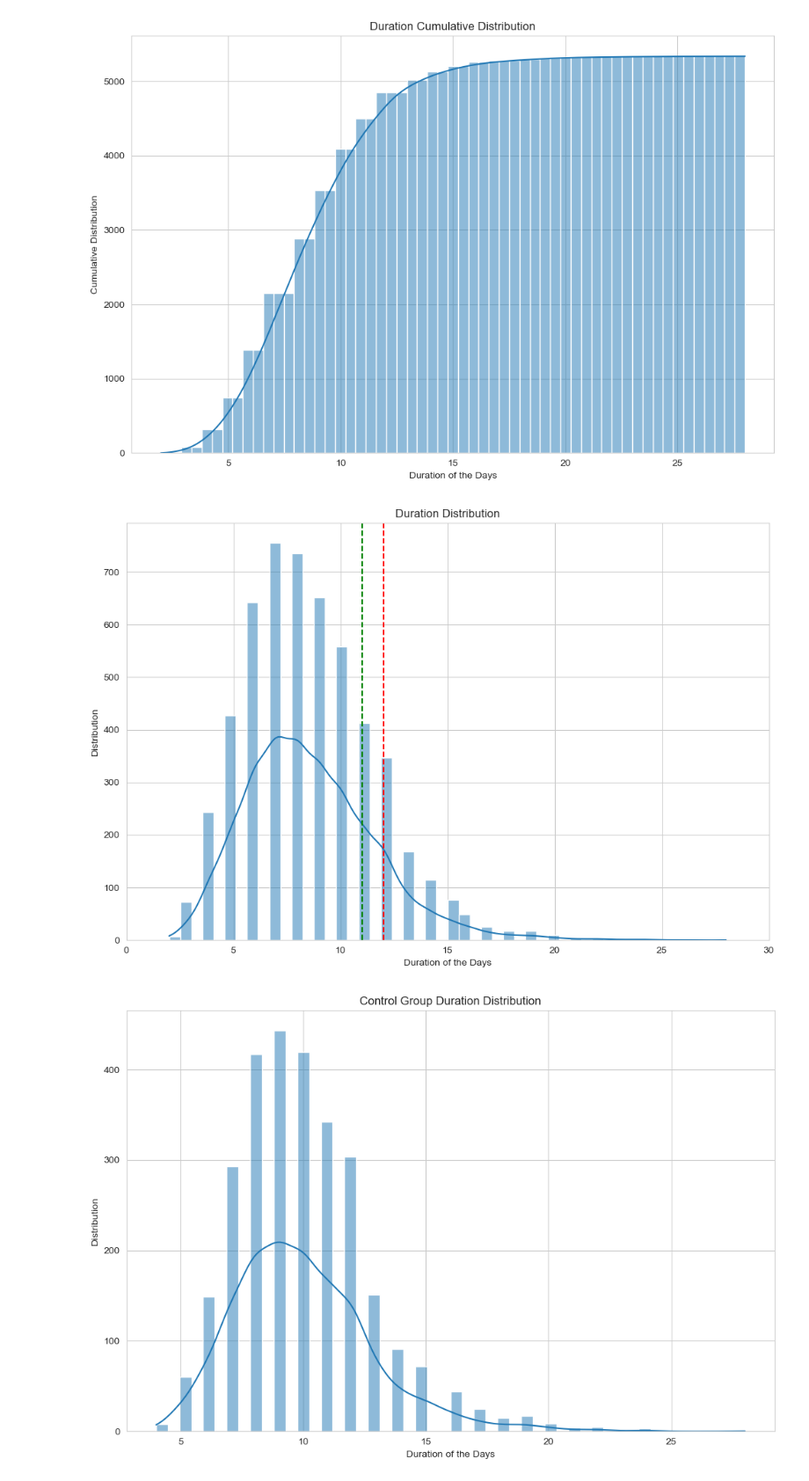
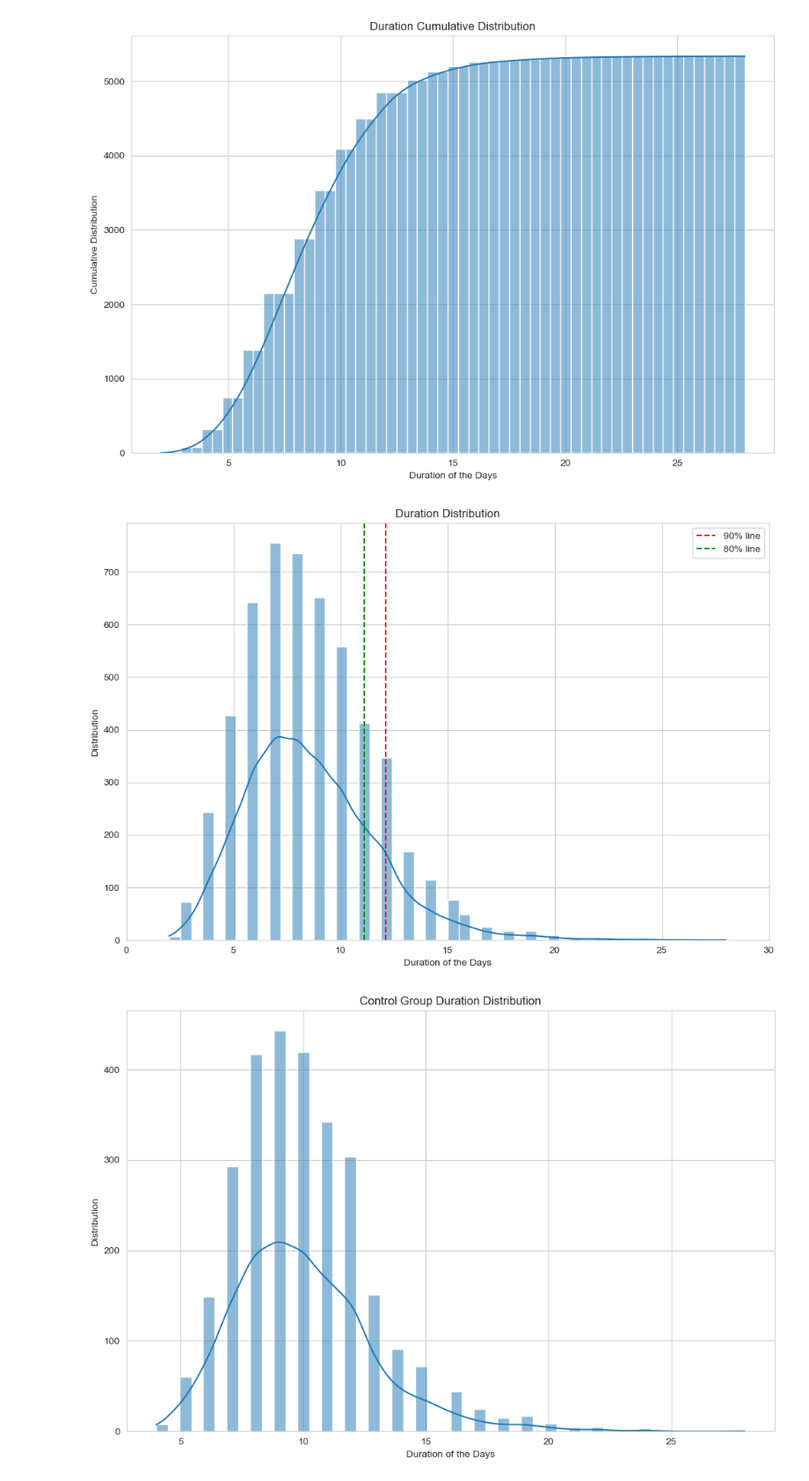
Before and after one commit to ArthurXia1031/Data_Science_Project, a Jupyter notebook: ab_test_analysis/ab_instacart/instacart_solution.ipynb, the cells around one changed output. Shown at 88% size. Saved outputs shown, nothing was run; the diff lists cells and outputs as text; code cells hidden in the pictures.

```diff
--- a/ab_test_analysis/ab_instacart/instacart_solution.ipynb
+++ b/ab_test_analysis/ab_instacart/instacart_solution.ipynb
@@ -343,27 +341,40 @@ plt.show()
 # %%
 # Plot the duration histogram
 
 plt.figure(figsize=(12, 8), dpi=100)
 sns.histplot(duration[duration.notna()].dt.days,
              kde=True,
              cumulative=False,
              bins=50
              )
 
 # add a 90% line and 80% line
 
-plt.axvline(x=duration[duration.notna()].dt.days.quantile(0.9), color='red', linestyle='--')
-plt.axvline(x=duration[duration.notna()].dt.days.quantile(0.8), color='green', linestyle='--')
+plt.axvline(
+    x=duration[duration.notna()].dt.days.quantile(0.9) + 0.1,
+    color='red',
+    linestyle='--',
+    label='90% line'
+)
+
+plt.axvline(
+    x=duration[duration.notna()].dt.days.quantile(0.8) + 0.1,
+    color='green',
+    linestyle='--',
+    label='80% line'
+)
+
+plt.legend(loc='upper right')
 
 plt.xlim(0, 30)
 
 plt.xlabel('Duration of the Days')
 plt.ylabel('Distribution')
 plt.title('Duration Distribution')
 
 plt.show()
 # %% [output]
-[figure, old version]
+[figure, new version]
 # %%
 # Plot the duration histogram of control group
 duration_control = (df_transpose[df_transpose.group == 'control']['first_batch_completed_date'] -
```
Also changed, not shown: parts of 2 cells of this notebook, 1 other file.
